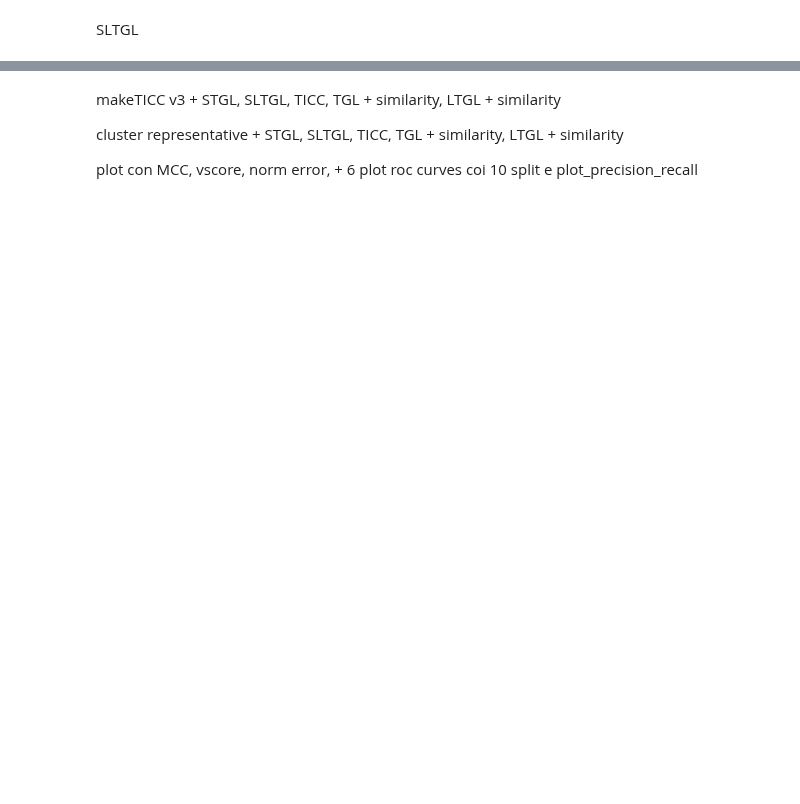
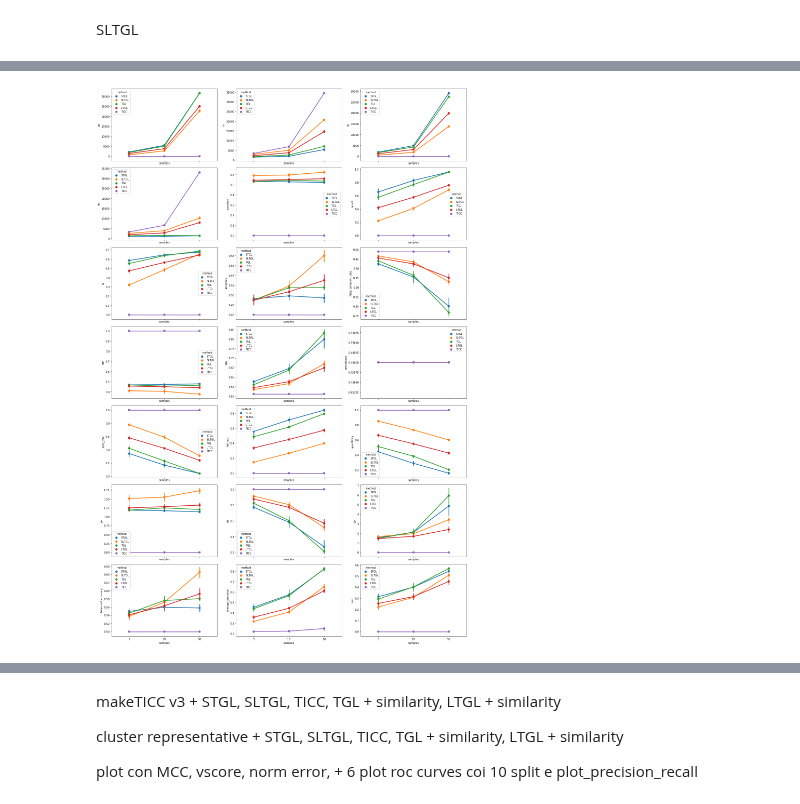
Before and after one commit to fdtomasi/regain, a Jupyter notebook: notebooks/graph-clustering/DEV_cluster_data_gen.ipynb, the cells around one changed output, grey strips where cells are left out. Saved outputs shown, nothing was run; the diff lists cells and outputs as text; code cells hidden in the pictures; blank space fills up the shorter version.

```diff
--- a/notebooks/graph-clustering/DEV_cluster_data_gen.ipynb
+++ b/notebooks/graph-clustering/DEV_cluster_data_gen.ipynb
@@ -254,0 +314,11 @@ np.array([thetas_true_sparse[l] for l in labels_pred]).shape
+# %%
+neww = {}
+for k, v in vs.items():
+    new = {}
+    for kk, vv in v.items():
+        new.update({(kk, i): vvv for i, vvv in enumerate(vv)})
+    neww[k] = new
+# %%
+res_df = pd.DataFrame(neww)
+# %%
+res_df.index.name = ('measure', 'iter')
@@ -254,0 +336,19 @@ np.array([thetas_true_sparse[l] for l in labels_pred]).shape
+# %%
+rr = res_df.T.reset_index()
+rr = rr.rename(columns={'level_0': 'method', 'level_1': 'samples'})
+rr.method = rr.method.str.upper()
+# %%
+melt = pd.melt(rr, id_vars=['method', 'samples'], value_vars=['structure_error'])
+for k in melt.value[0]:
+    melt[k] = melt.value.apply(lambda x: x[k])
+
+f, ax = plt.subplots(7,3, figsize=(20,30), sharex=True)
+mm = np.array(list(melt.value[0].keys())).reshape(7,3)
+for r in range(mm.shape[0]):
+    for c in range(mm.shape[1]):
+        ax[r,c] = sns.pointplot(x='samples', y=mm[r,c], data=melt, hue='method', ax=ax[r,c])
+
+f.tight_layout()
+f
+# %% [output]
+[figure, added]
```
Also changed, not shown: parts of 29 cells of this notebook, 17 other files.
